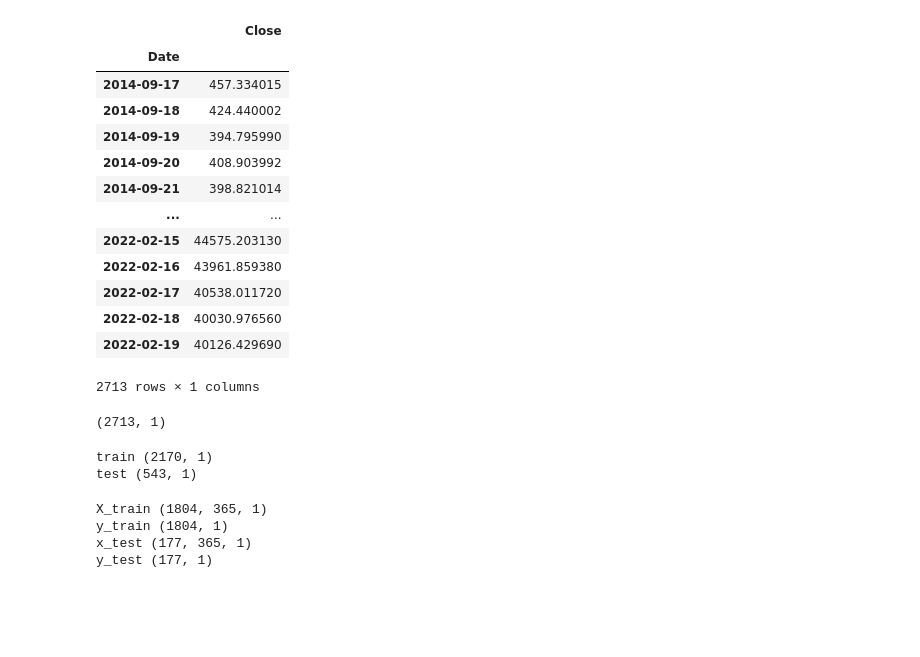
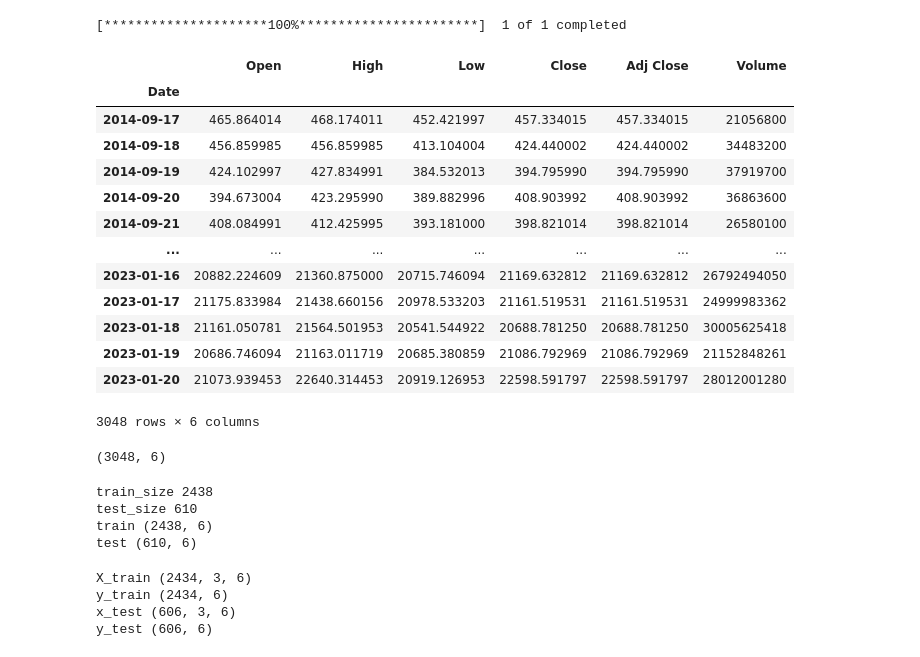
Before and after one commit to amjed87/doc, a Jupyter notebook: chat-GPT/prediction_lstm.ipynb, the cells around one changed output. Drawn from its saved outputs; the diff is of its cells as text; code cells hidden in the pictures; blank space fills up the shorter version.

```diff
--- a/chat-GPT/prediction_lstm.ipynb
+++ b/chat-GPT/prediction_lstm.ipynb
@@ -7,42 +9,47 @@ from keras.layers import LSTM, Dense
-# %%
-
-# Load and pre-process the data
-df = pd.read_csv('BTC-USD.csv')
-df = df[['Date', 'Close']]
-df['Date'] = pd.to_datetime(df['Date'])
-df = df.set_index('Date')
-df
-# %% [output]
-|  | Close |
-| Date |  |
-| 2014-09-17 | 457.334015 |
-| 2014-09-18 | 424.440002 |
-| 2014-09-19 | 394.795990 |
-| 2014-09-20 | 408.903992 |
-| 2014-09-21 | 398.821014 |
-| ... | ... |
-| 2022-02-15 | 44575.203130 |
-| 2022-02-16 | 43961.859380 |
-| 2022-02-17 | 40538.011720 |
-| 2022-02-18 | 40030.976560 |
-| 2022-02-19 | 40126.429690 |
-2713 rows × 1 columns
+# %%
+
+# Load and pre-process the data
+
+
+df = yf.download(tickers='BTC-usd', period='max', interval='1d')
+df.dropna(inplace=True)
+df
+# %% [output]
+[*********************100%***********************]  1 of 1 completed
+|  | Open | High | Low | Close | Adj Close | Volume |
+| Date |  |  |  |  |  |  |
+| 2014-09-17 | 465.864014 | 468.174011 | 452.421997 | 457.334015 | 457.334015 | 21056800 |
+| 2014-09-18 | 456.859985 | 456.859985 | 413.104004 | 424.440002 | 424.440002 | 34483200 |
+| 2014-09-19 | 424.102997 | 427.834991 | 384.532013 | 394.795990 | 394.795990 | 37919700 |
+| 2014-09-20 | 394.673004 | 423.295990 | 389.882996 | 408.903992 | 408.903992 | 36863600 |
+| 2014-09-21 | 408.084991 | 412.425995 | 393.181000 | 398.821014 | 398.821014 | 26580100 |
+| ... | ... | ... | ... | ... | ... | ... |
+| 2023-01-16 | 20882.224609 | 21360.875000 | 20715.746094 | 21169.632812 | 21169.632812 | 26792494050 |
+| 2023-01-17 | 21175.833984 | 21438.660156 | 20978.533203 | 21161.519531 | 21161.519531 | 24999983362 |
+| 2023-01-18 | 21161.050781 | 21564.501953 | 20541.544922 | 20688.781250 | 20688.781250 | 30005625418 |
+| 2023-01-19 | 20686.746094 | 21163.011719 | 20685.380859 | 21086.792969 | 21086.792969 | 21152848261 |
+| 2023-01-20 | 21073.939453 | 22640.314453 | 20919.126953 | 22598.591797 | 22598.591797 | 28012001280 |
+3048 rows × 6 columns
 # %%
 scaler = MinMaxScaler()
 df = scaler.fit_transform(df)
 df.shape
 # %% [output]
-(2713, 1)
+(3048, 6)
 # %%
 # Split the data into training and test sets
 train_size = int(len(df) * 0.8)
 test_size = len(df) - train_size
 train, test = df[0:train_size,:], df[train_size:len(df),:]
+print('train_size',train_size)
+print('test_size', test_size)
 print("train", train.shape)
 print("test", test.shape)
 # %% [output]
-train (2170, 1)
-test (543, 1)
+train_size 2438
+test_size 610
+train (2438, 6)
+test (610, 6)
 # %%
 # Convert the data into a 3D array (a sequence of sequences of timesteps)
 def create_sequences(data, sequence_length):
@@ -53,7 +60,7 @@ def create_sequences(data, sequence_length):
         y.append(data[i + sequence_length])
     return np.array(X), np.array(y)
 
-sequence_length = 365
+sequence_length = 3
 X_train, y_train = create_sequences(train, sequence_length)
 X_test, y_test = create_sequences(test, sequence_length)
 print("X_train" , X_train.shape)
@@ -61,9 +68,9 @@ print("y_train", y_train.shape)
 print ("x_test",X_test.shape)
 print ("y_test",y_test.shape)
 # %% [output]
-X_train (1804, 365, 1)
-y_train (1804, 1)
-x_test (177, 365, 1)
-y_test (177, 1)
+X_train (2434, 3, 6)
+y_train (2434, 6)
+x_test (606, 3, 6)
+y_test (606, 6)
 # %%
 # Build and compile the model
```
Also changed, not shown: parts of 12 cells of this notebook, 9 other files.
